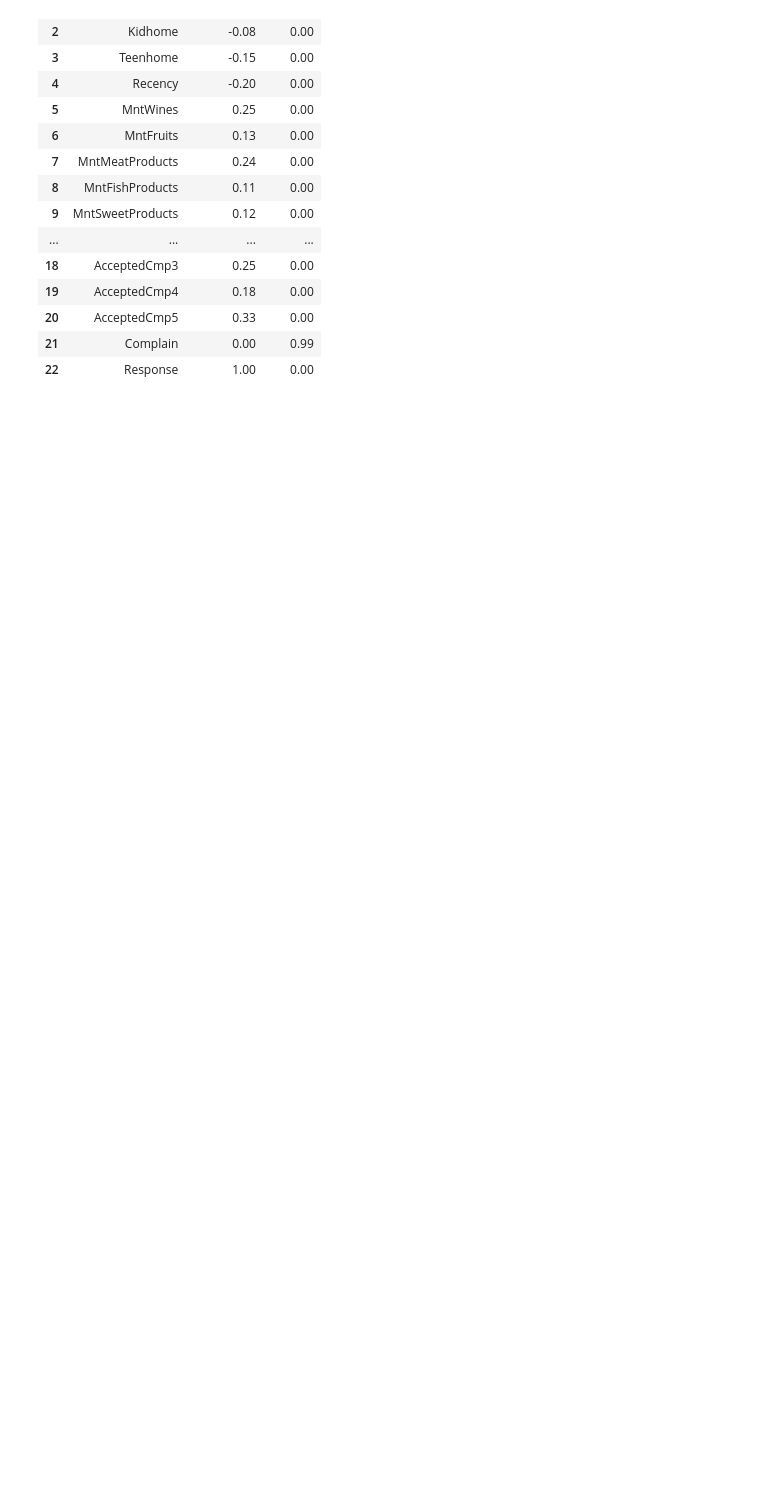
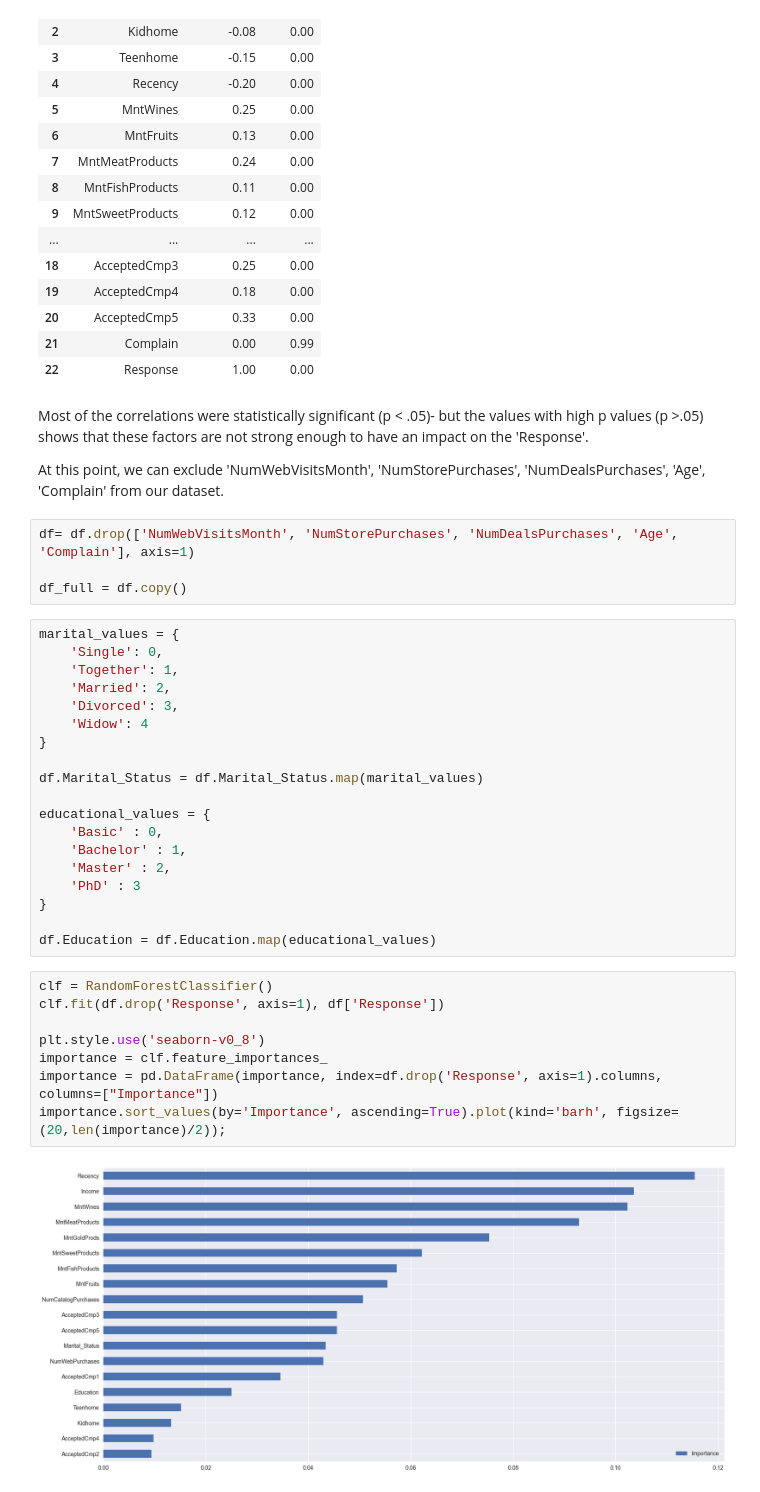
Before and after one commit to YagmurSimsekk/DataScience, a Jupyter notebook: Customer-Prediction-Analysis/customer-analysis.ipynb, the cells around one changed output. Saved outputs shown, nothing was run; the diff lists cells and outputs as text; blank space fills up the shorter version.

```diff
--- a/Customer-Prediction-Analysis/customer-analysis.ipynb
+++ b/Customer-Prediction-Analysis/customer-analysis.ipynb
@@ -342,3 +347,40 @@ corr_table
 | 20 | AcceptedCmp5 | 0.33 | 0.00 |
 | 21 | Complain | 0.00 | 0.99 |
 | 22 | Response | 1.00 | 0.00 |
+# %% [markdown]
+Most of the correlations were statistically significant (p < .05)- but the values with high p values (p >.05) shows that these factors are not strong enough to have an impact on the 'Response'.
+
+At this point, we can exclude 'NumWebVisitsMonth', 'NumStorePurchases', 'NumDealsPurchases', 'Age', 'Complain' from our dataset.
+# %%
+df= df.drop(['NumWebVisitsMonth', 'NumStorePurchases', 'NumDealsPurchases', 'Age', 'Complain'], axis=1)
+
+df_full = df.copy()
+# %%
+marital_values = {
+    'Single': 0,
+    'Together': 1,
+    'Married': 2,
+    'Divorced': 3,
+    'Widow': 4
+}
+
+df.Marital_Status = df.Marital_Status.map(marital_values)
+
+educational_values = {
+    'Basic' : 0,
+    'Bachelor' : 1,
+    'Master' : 2,
+    'PhD' : 3
+}
+
+df.Education = df.Education.map(educational_values)
+# %%
+clf = RandomForestClassifier()
+clf.fit(df.drop('Response', axis=1), df['Response'])
+
+plt.style.use('seaborn-v0_8')
+importance = clf.feature_importances_
+importance = pd.DataFrame(importance, index=df.drop('Response', axis=1).columns, columns=["Importance"])
+importance.sort_values(by='Importance', ascending=True).plot(kind='barh', figsize=(20,len(importance)/2));
+# %% [output]
+[figure, added]
```
Also changed, not shown: parts of 13 cells of this notebook.
